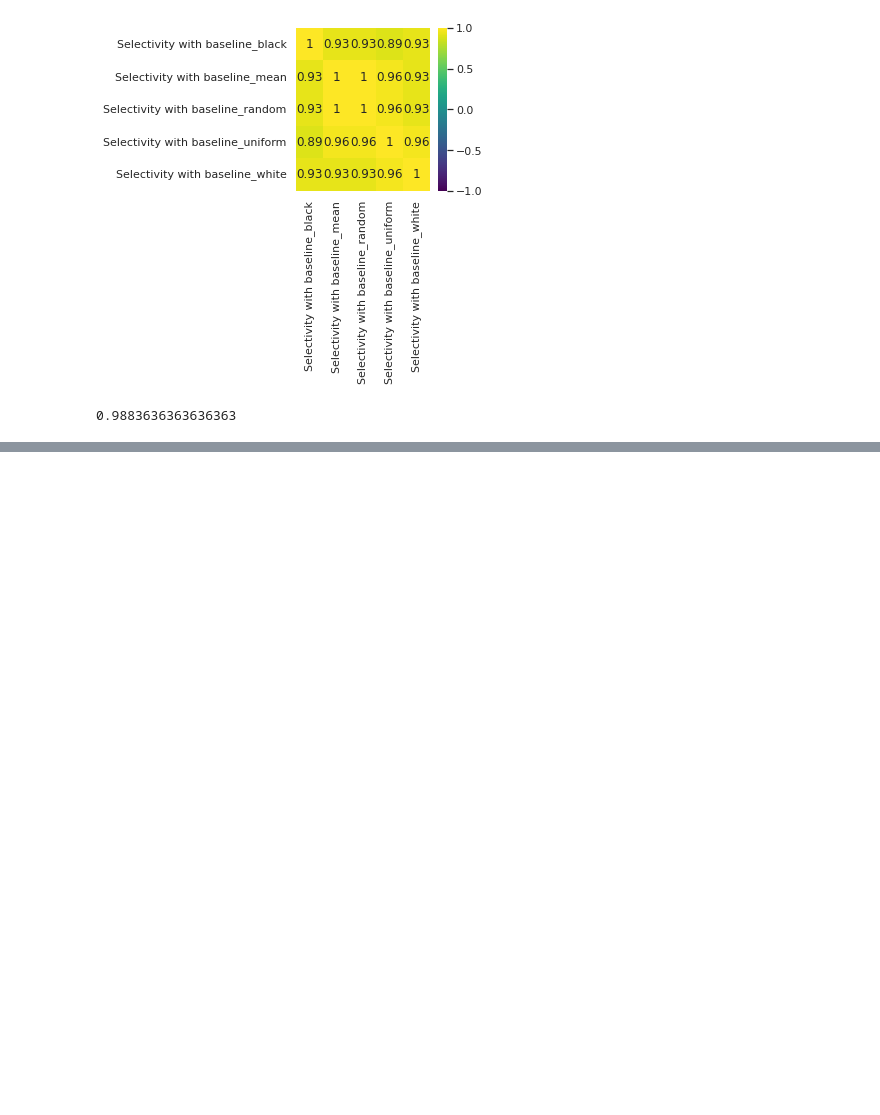
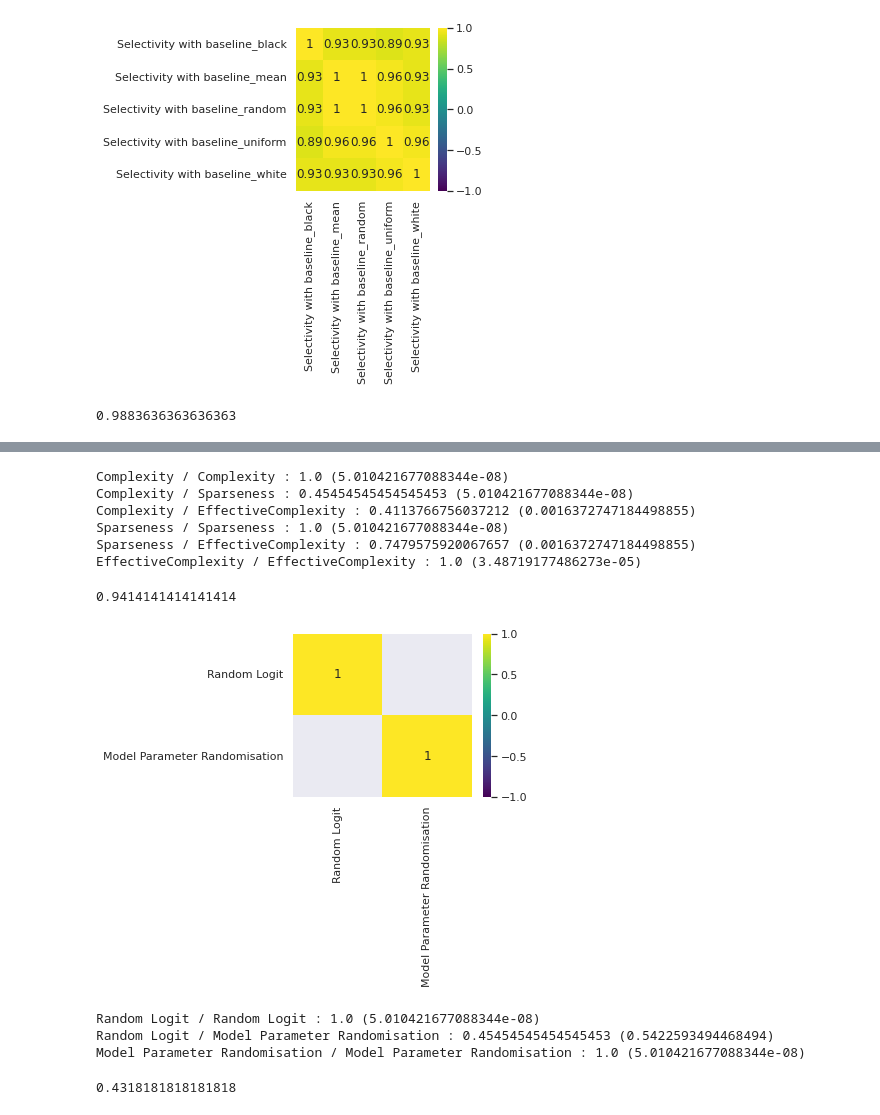
Before and after one commit to multitel-ai/Evaluation-XAI-Metrics-GD6-TRAIL, a Jupyter notebook: XAI_analysis_correlations_rank_aggreg.ipynb, the cells around one changed output, grey strips where cells are left out. Saved outputs shown, nothing was run; the diff lists cells and outputs as text; code cells hidden in the pictures; blank space fills up the shorter version.

```diff
--- a/XAI_analysis_correlations_rank_aggreg.ipynb
+++ b/XAI_analysis_correlations_rank_aggreg.ipynb
@@ -345,0 +377,36 @@ compute_kendall_w(final_dico_ranks, ['Monotonicity Nguyen','Faithfulness Estimat
+# %%
+for i, metric_a in enumerate(selected_metrics):
+    for j, metric_b in enumerate(selected_metrics):
+        if i <= j:
+            print(f'{metric_a} / {metric_b} : {tau_values[i][j]} ({selected_p_values[i][j]})')
+# %% [output]
+Complexity / Complexity : 1.0 (5.010421677088344e-08)
+Complexity / Sparseness : 0.45454545454545453 (5.010421677088344e-08)
+Complexity / EffectiveComplexity : 0.4113766756037212 (0.0016372747184498855)
+Sparseness / Sparseness : 1.0 (5.010421677088344e-08)
+Sparseness / EffectiveComplexity : 0.7479575920067657 (0.0016372747184498855)
+EffectiveComplexity / EffectiveComplexity : 1.0 (3.48719177486273e-05)
+# %%
+compute_kendall_w(final_dico_ranks, selected_metrics)
+# %% [output]
+0.9414141414141414
+# %%
+selected_metrics = ['Random Logit','Model Parameter Randomisation']
+selected_tau_values, selected_p_values = compute_kendall_tau(final_dico_ranks, selected_metrics)
+plot_corr_matrix(selected_tau_values, selected_p_values, selected_metrics, masked=True,
+                 save=True, path='./results/final_corr_matrix_rank_aggreg_holm_corr_randomisation.png', fig_size=(4,3), rotate=False)
+# %% [output]
+[figure, added]
+# %%
+for i, metric_a in enumerate(selected_metrics):
+    for j, metric_b in enumerate(selected_metrics):
+        if i <= j:
+            print(f'{metric_a} / {metric_b} : {tau_values[i][j]} ({selected_p_values[i][j]})')
+# %% [output]
+Random Logit / Random Logit : 1.0 (5.010421677088344e-08)
+Random Logit / Model Parameter Randomisation : 0.45454545454545453 (0.5422593494468494)
+Model Parameter Randomisation / Model Parameter Randomisation : 1.0 (5.010421677088344e-08)
+# %%
+compute_kendall_w(final_dico_ranks, selected_metrics)
+# %% [output]
+0.4318181818181818
```
Also changed, not shown: parts of 13 cells of this notebook, 6 other files.
